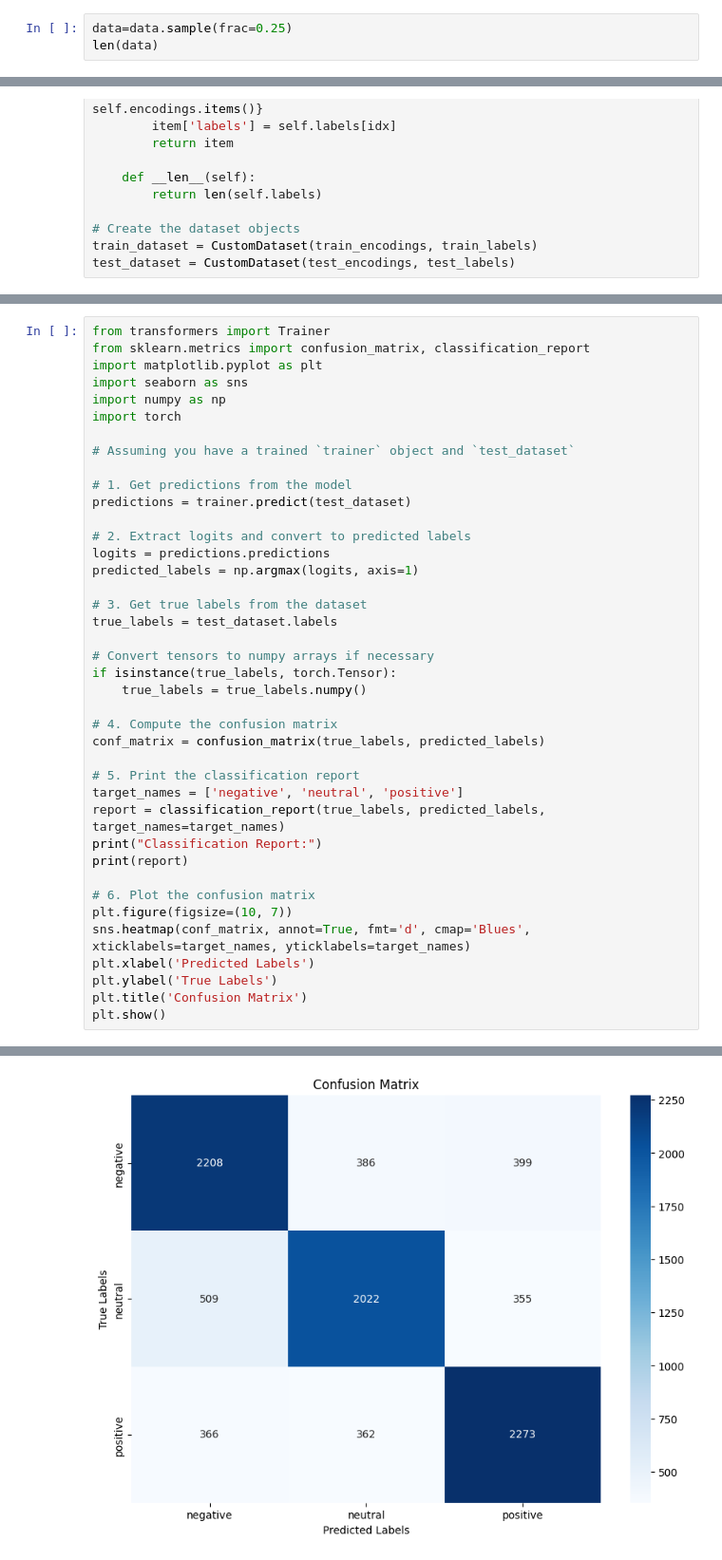
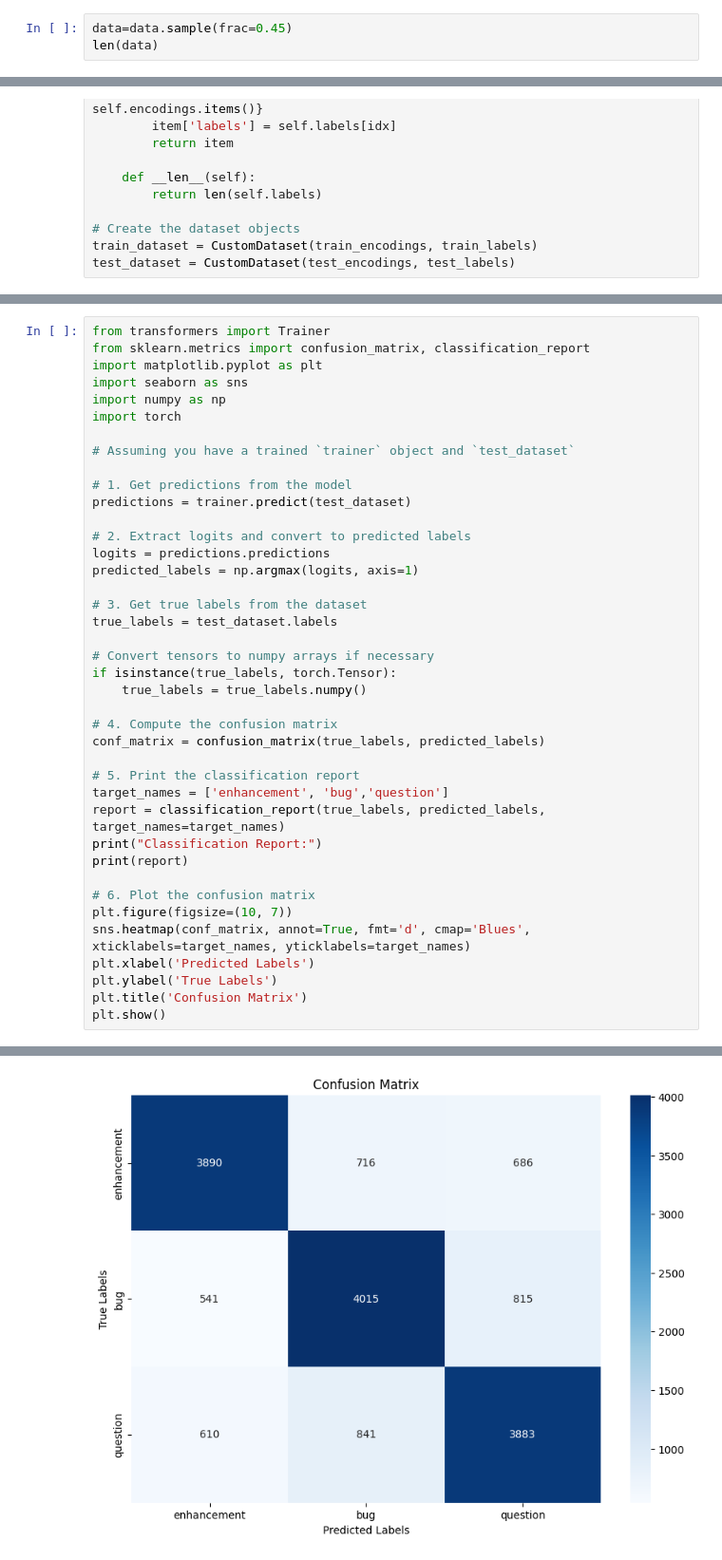
Before and after one commit to anasnofal/kaggle-notebooks-, a Jupyter notebook: notebook8040b39d10.ipynb, the cells around one changed output, grey strips where cells are left out. Shown at 95% size. Drawn from its saved outputs; the diff is of its cells as text.

```diff
--- a/notebook8040b39d10.ipynb
+++ b/notebook8040b39d10.ipynb
@@ -25,6 +25,6 @@ data.head(10)
 # %% [markdown]
 > Print the length of the dataset
 # %%
-data=data.sample(frac=0.25)
+data=data.sample(frac=0.45)
 len(data)
 # %% [output]
@@ -463,7 +548,7 @@ if isinstance(true_labels, torch.Tensor):
 conf_matrix = confusion_matrix(true_labels, predicted_labels)
 
 # 5. Print the classification report
-target_names = ['negative', 'neutral', 'positive']
+target_names = ['enhancement', 'bug','question']
 report = classification_report(true_labels, predicted_labels, target_names=target_names)
 print("Classification Report:")
 print(report)
@@ -489 +574 @@ weighted avg       0.73      0.73      0.73      8880
-[figure, old version]
+[figure, new version]
```
Also changed, not shown: parts of 12 cells of this notebook.
